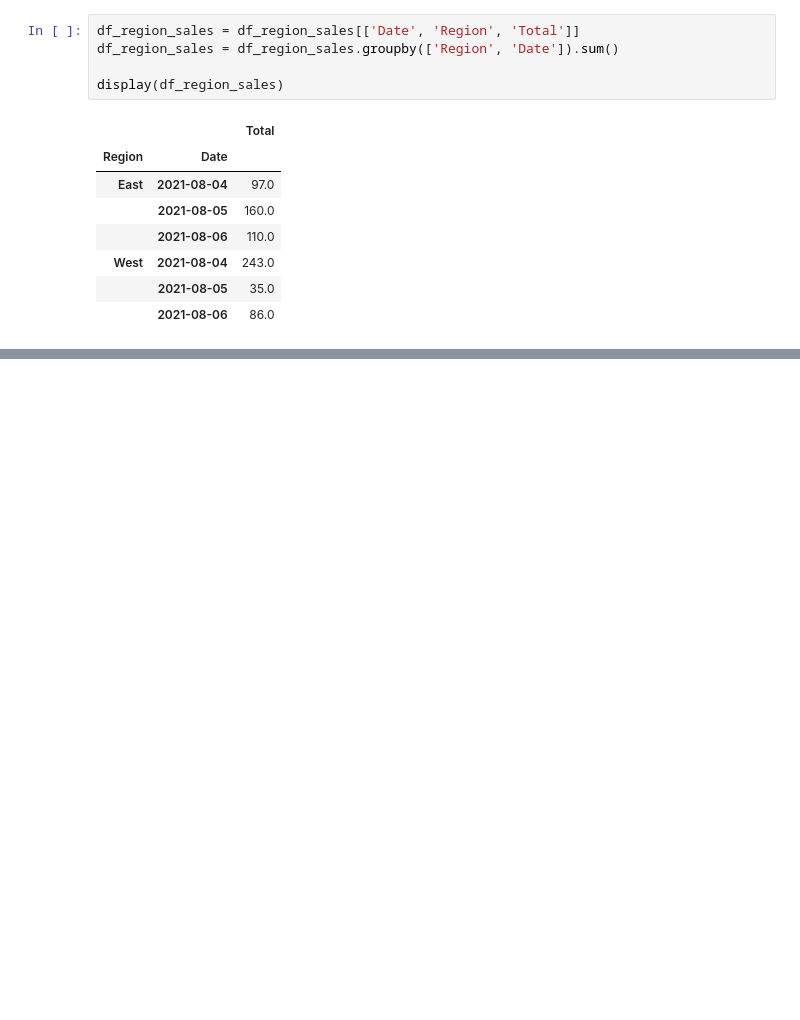
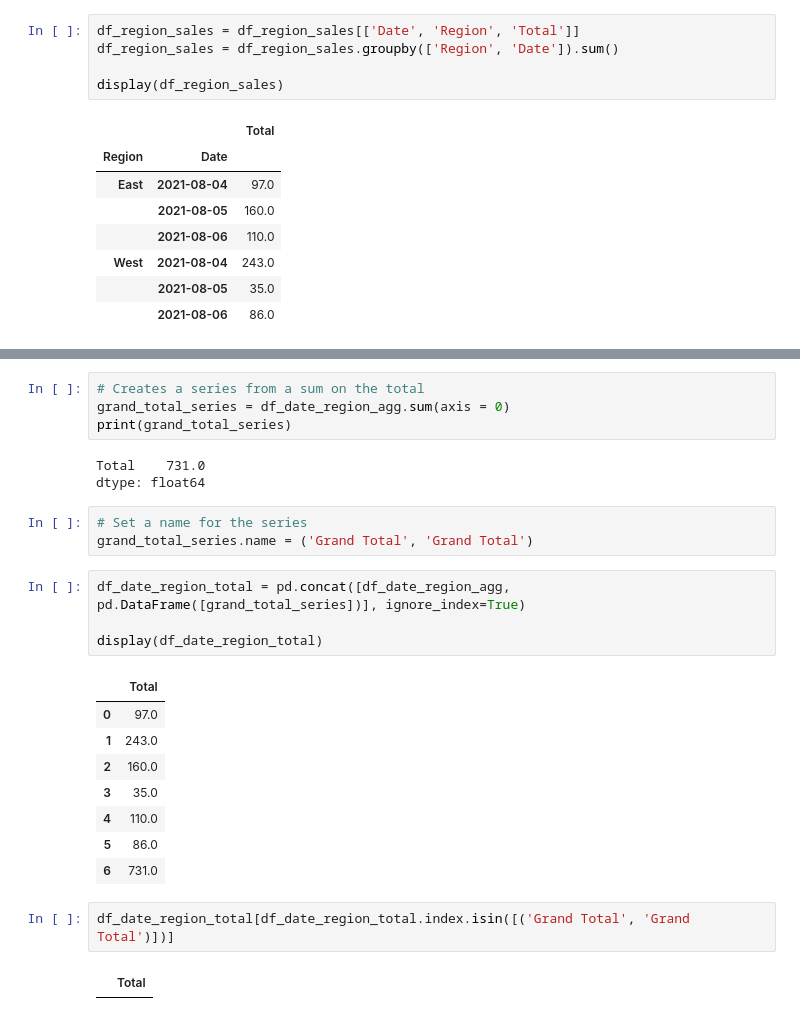
Before and after one commit to EstebanBorai/python-for-data-science, a Jupyter notebook: notebooks/sn03_aggregate_data.ipynb, the cells around one changed output, grey strips where cells are left out. Drawn from its saved outputs; the diff is of its cells as text; blank space fills up the shorter version.

```diff
--- a/notebooks/sn03_aggregate_data.ipynb
+++ b/notebooks/sn03_aggregate_data.ipynb
@@ -226,0 +271,27 @@ display(df_region_sales)
+# %%
+# Creates a series from a sum on the total
+grand_total_series = df_date_region_agg.sum(axis = 0)
+print(grand_total_series)
+# %% [output]
+Total    731.0
+dtype: float64
+# %%
+# Set a name for the series
+grand_total_series.name = ('Grand Total', 'Grand Total')
+# %%
+df_date_region_total = pd.concat([df_date_region_agg, pd.DataFrame([grand_total_series])], ignore_index=True)
+
+display(df_date_region_total)
+# %% [output]
+|  | Total |
+| 0 | 97.0 |
+| 1 | 243.0 |
+| 2 | 160.0 |
+| 3 | 35.0 |
+| 4 | 110.0 |
+| 5 | 86.0 |
+| 6 | 731.0 |
+# %%
+df_date_region_total[df_date_region_total.index.isin([('Grand Total', 'Grand Total')])]
+# %% [output]
+|  | Total |
```
Also changed, not shown: parts of 7 cells of this notebook.
